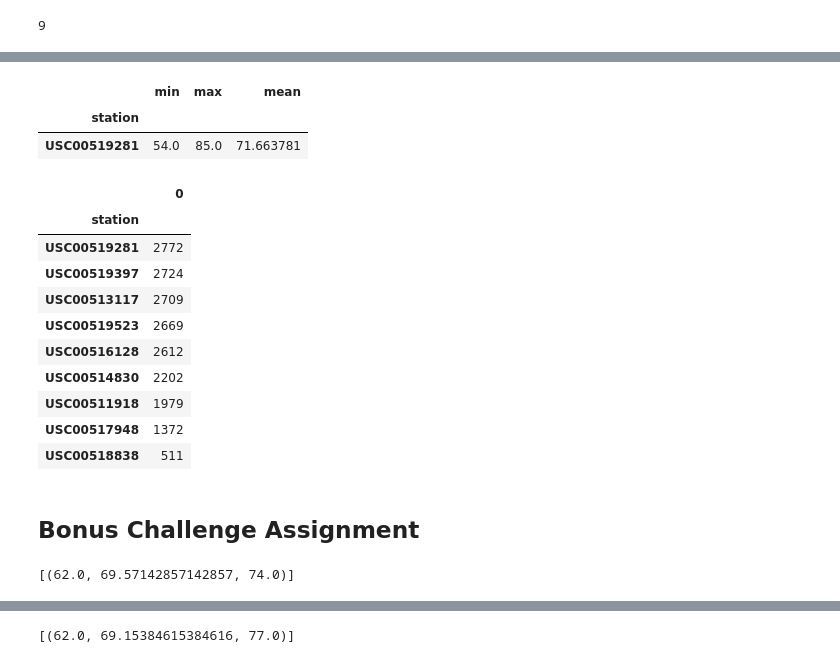
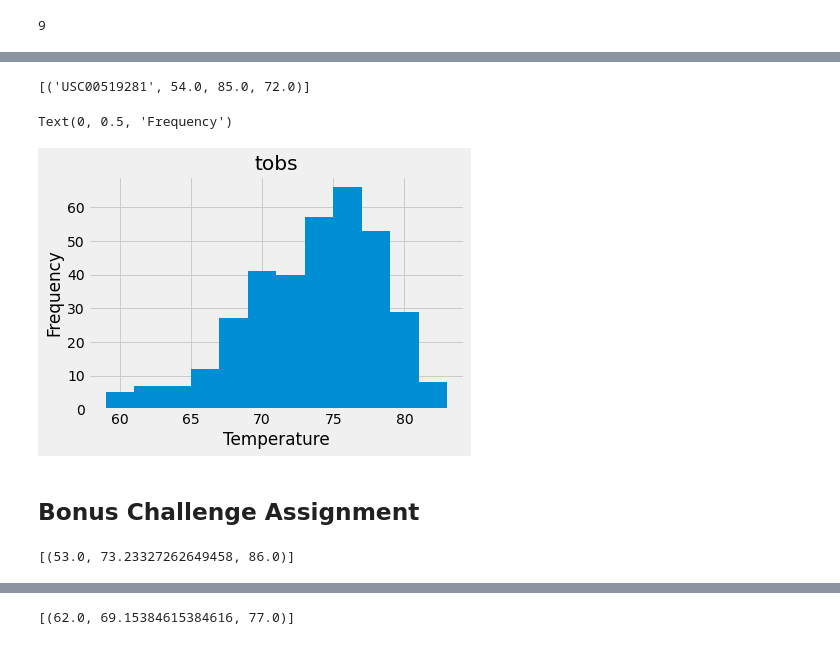
Before and after one commit to umiranda/Hawaii-Weather-analysis, a Jupyter notebook: New_code3.ipynb, the cells around one changed output, grey strips where cells are left out. Saved outputs shown, nothing was run; the diff lists cells and outputs as text; code cells hidden in the pictures.

```diff
--- a/New_code3.ipynb
+++ b/New_code3.ipynb
@@ -157,34 +164,42 @@ active_st_df
 # %%
 # Using the station id from the previous query, calculate the lowest temperature recorded,
 # highest temperature recorded, and average temperature of the most active station?
-station_281 = session.query(Measurement.station , Measurement.id, Measurement.tobs).\
-    filter(Measurement.station == 'USC00519281').all()
-station_281_df = pd.DataFrame(station_281)
-station_281_df.head()
-most_act_stat = station_281_df.groupby('station').tobs.agg(['min', 'max', 'mean'])
-most_act_stat
+station_281 = session.query(Measurement.station , func.min(Measurement.tobs),\
+                                                  func.max(Measurement.tobs),\
+                                                  func.round(func.avg(Measurement.tobs))\
+                           ).\
+filter(Measurement.station == 'USC00519281', Measurement.tobs).all()
+
+station_281
+# station_281_df = pd.DataFrame(station_281)
+# station_281_df.head()
+# most_act_stat = station_281_df.groupby('station').tobs.agg(['min', 'max', 'mean'])
+# most_act_stat
 # %% [output]
-|  | min | max | mean |
-| station |  |  |  |
-| USC00519281 | 54.0 | 85.0 | 71.663781 |
+[('USC00519281', 54.0, 85.0, 72.0)]
 # %%
 # Choose the station with the highest number of temperature observations.
 # Query the last 12 months of temperature observation data for this station and plot the results as a histogram
-active_st = number_st_df.value_counts('station')
-active_st_df = pd.DataFrame(active_st)
-active_st_df
+
+last_date=dt.date(2017, 8, 23)
+prev_year=last_date-dt.timedelta(days=365)
+
+
+results_2=session.query(Measurement.date, Measurement.tobs).\
+                filter(Measurement.station == 'USC00519281',\
+                       Measurement.date>=prev_year,\
+                       Measurement.date<=last_date).all()
+
+results_2_df = pd.DataFrame(results_2)
+results_2_df.head()
+
+
+results_2_df.hist(bins=12)
+plt.xlabel('Temperature')
+plt.ylabel('Frequency')
 # %% [output]
-|  | 0 |
-| station |  |
-| USC00519281 | 2772 |
-| USC00519397 | 2724 |
-| USC00513117 | 2709 |
-| USC00519523 | 2669 |
-| USC00516128 | 2612 |
-| USC00514830 | 2202 |
-| USC00511918 | 1979 |
-| USC00517948 | 1372 |
-| USC00518838 | 511 |
+Text(0, 0.5, 'Frequency')
+[figure, added]
 # %% [markdown]
 ## Bonus Challenge Assignment
 # %%
@@ -205,9 +220,9 @@ def calc_temps(start_date, end_date):
         filter(Measurement.date >= start_date).filter(Measurement.date <= end_date).all()
 
 # function usage example
-print(calc_temps('2012-02-28', '2012-03-05'))
+print(calc_temps('2012-02-22', '2017-03-05'))
 # %% [output]
-[(62.0, 69.57142857142857, 74.0)]
+[(53.0, 73.23327262649458, 86.0)]
 # %%
 # Use your previous function `calc_temps` to calculate the tmin, tavg, and tmax
 # for your trip using the previous year's data for those same dates.
```
Also changed, not shown: parts of 7 cells of this notebook, 1 other file.
